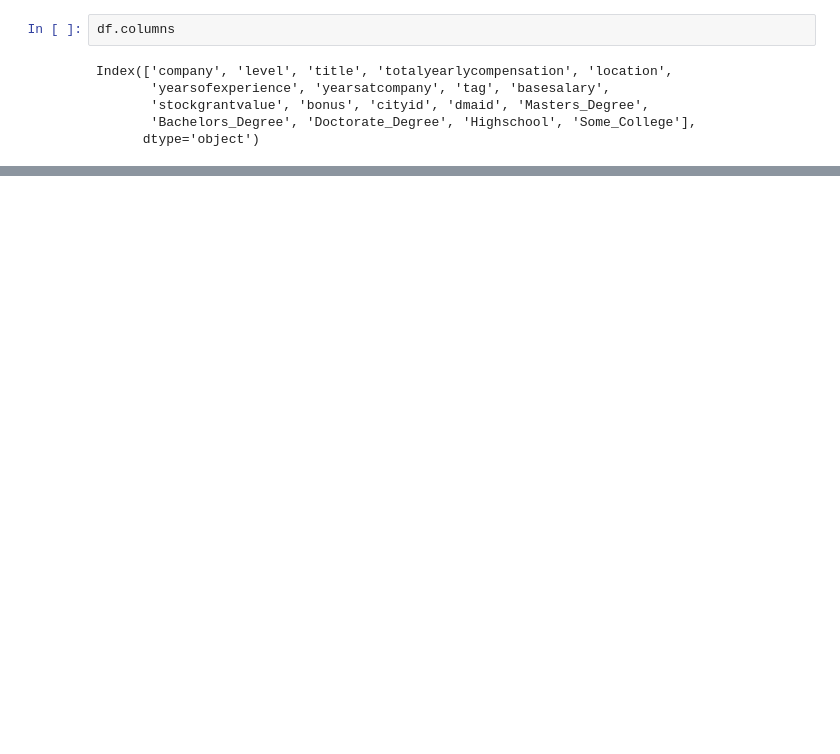
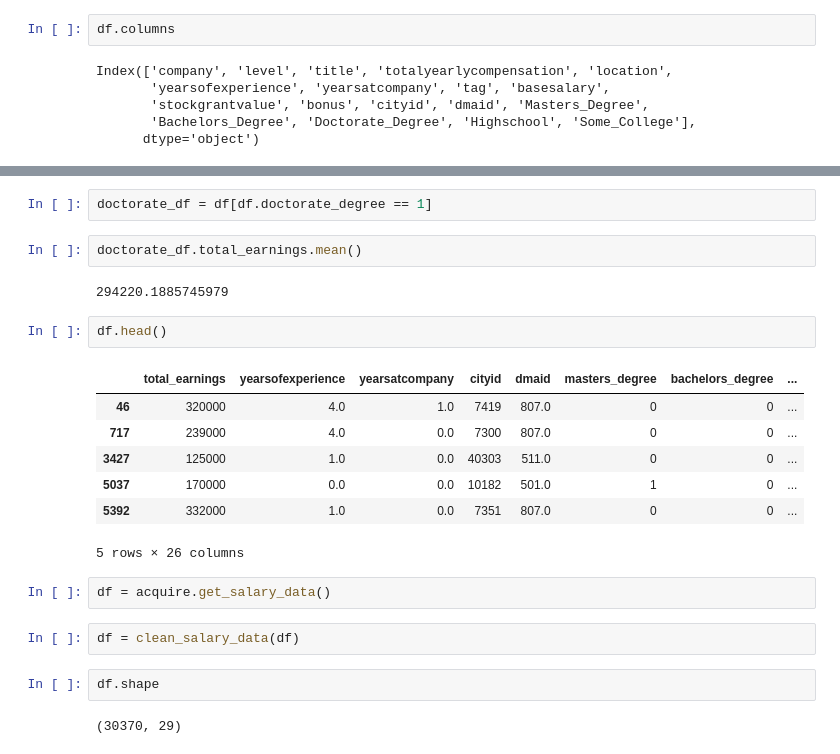
Before and after one commit to JaredVahle/individual-project, a Jupyter notebook: rough-draft.ipynb, the cells around one changed output, grey strips where cells are left out. Saved outputs shown, nothing was run; the diff lists cells and outputs as text; blank space fills up the shorter version.

```diff
--- a/rough-draft.ipynb
+++ b/rough-draft.ipynb
@@ -198,0 +364,24 @@ df.head()
+# %%
+doctorate_df = df[df.doctorate_degree == 1]
+# %%
+doctorate_df.total_earnings.mean()
+# %% [output]
+294220.1885745979
+# %%
+df.head()
+# %% [output]
+|  | total_earnings | yearsofexperience | yearsatcompany | cityid | dmaid | masters_degree | bachelors_degree | ... |
+| 46 | 320000 | 4.0 | 1.0 | 7419 | 807.0 | 0 | 0 | ... |
+| 717 | 239000 | 4.0 | 0.0 | 7300 | 807.0 | 0 | 0 | ... |
+| 3427 | 125000 | 1.0 | 0.0 | 40303 | 511.0 | 0 | 0 | ... |
+| 5037 | 170000 | 0.0 | 0.0 | 10182 | 501.0 | 1 | 0 | ... |
+| 5392 | 332000 | 1.0 | 0.0 | 7351 | 807.0 | 0 | 0 | ... |
+5 rows × 26 columns
+# %%
+df = acquire.get_salary_data()
+# %%
+df = clean_salary_data(df)
+# %%
+df.shape
+# %% [output]
+(30370, 29)
```
Also changed, not shown: parts of 28 cells of this notebook, 7 other files.
